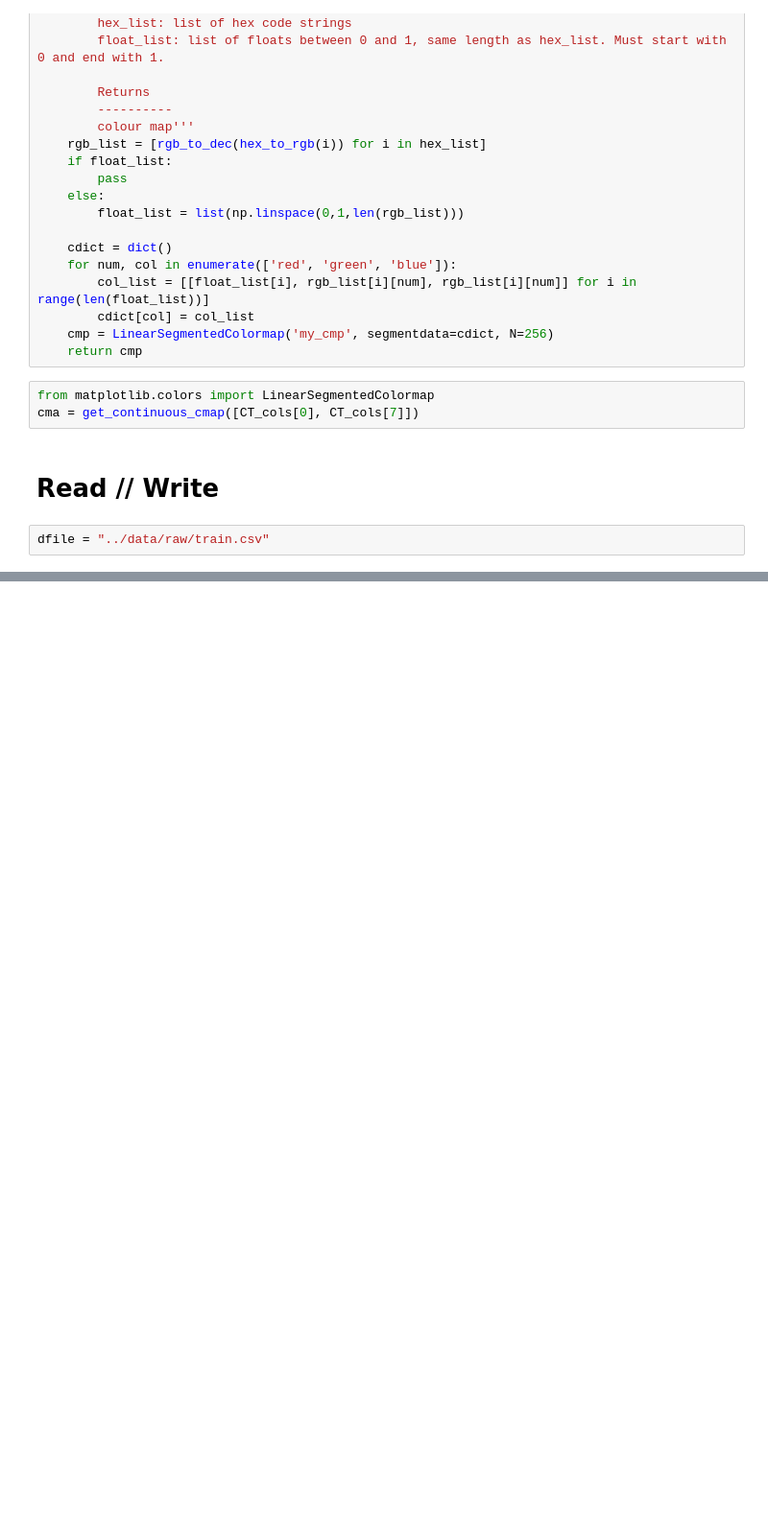
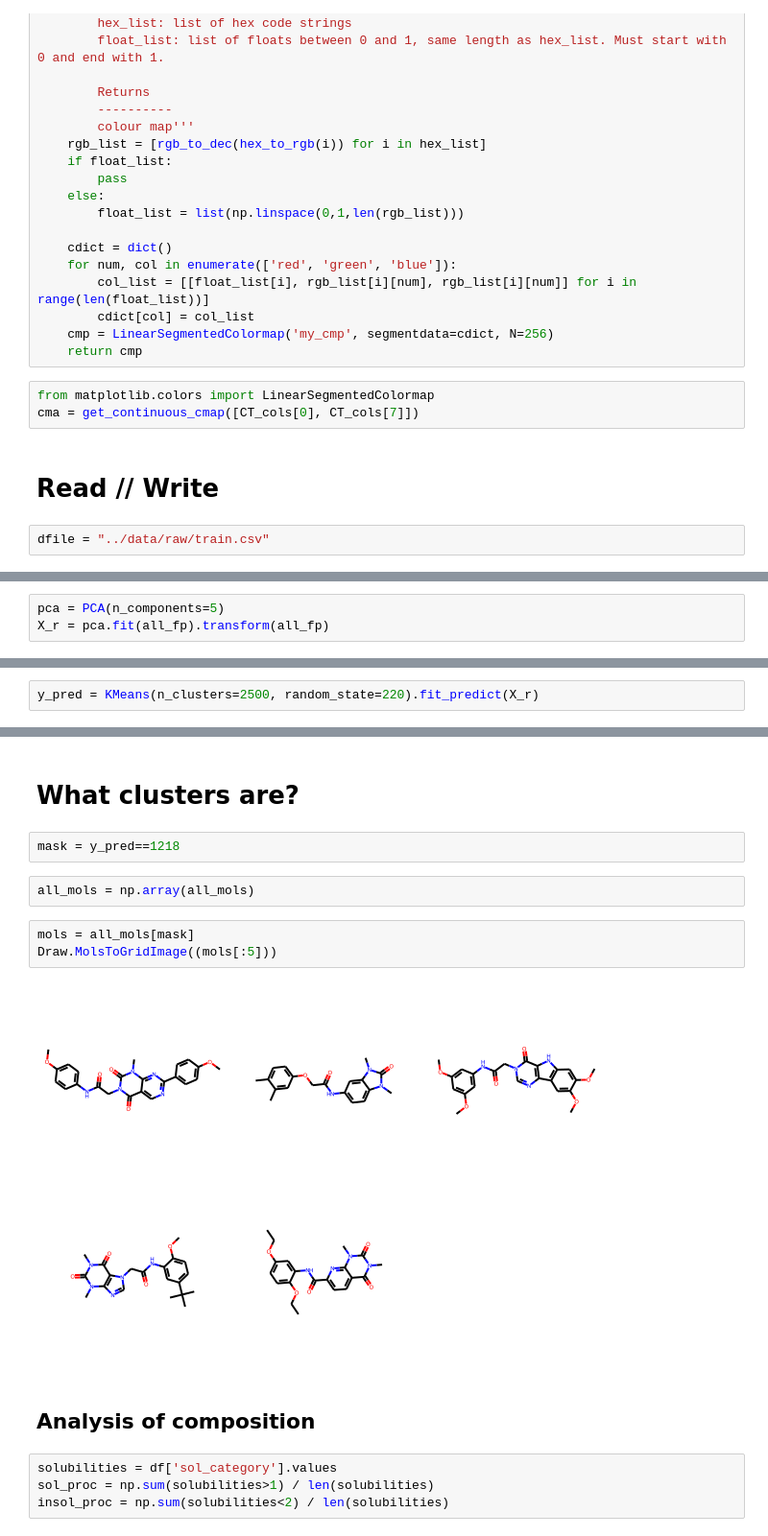
Before and after one commit to knawel/EUOS-SLAS, a Jupyter notebook: notebooks/clustering.ipynb, the cells around one changed output, grey strips where cells are left out. Shown: that part at 96% size. Drawn from its saved outputs; the diff is of its cells as text; blank space fills up the shorter version.

```diff
--- a/notebooks/clustering.ipynb
+++ b/notebooks/clustering.ipynb
@@ -186,0 +131,3 @@ with open("clustering_by_sim.txt", "w") as iFile:
+# %%
+pca = PCA(n_components=5)
+X_r = pca.fit(all_fp).transform(all_fp)
@@ -186,0 +147,2 @@ with open("clustering_by_sim.txt", "w") as iFile:
+# %%
+y_pred = KMeans(n_clusters=2500, random_state=220).fit_predict(X_r)
@@ -186,0 +157,17 @@ with open("clustering_by_sim.txt", "w") as iFile:
+# %% [markdown]
+# What clusters are?
+# %%
+mask = y_pred==1218
+# %%
+all_mols = np.array(all_mols)
+# %%
+mols = all_mols[mask]
+Draw.MolsToGridImage((mols[:5]))
+# %% [output]
+[figure, added]
+# %% [markdown]
+## Analysis of composition
+# %%
+solubilities = df['sol_category'].values
+sol_proc = np.sum(solubilities>1) / len(solubilities)
+insol_proc = np.sum(solubilities<2) / len(solubilities)
```
Also changed, not shown: parts of 46 cells of this notebook, 14 other files.
